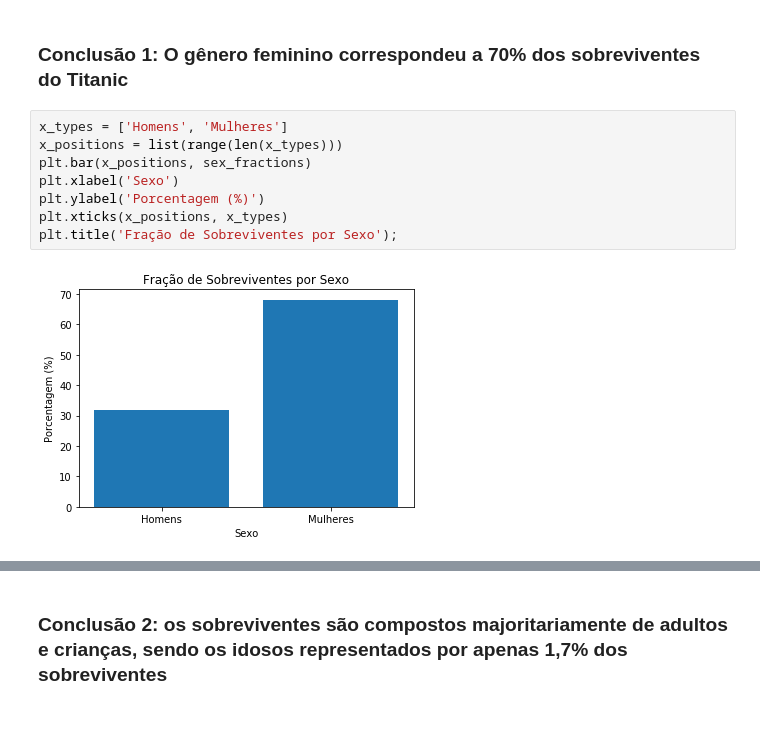
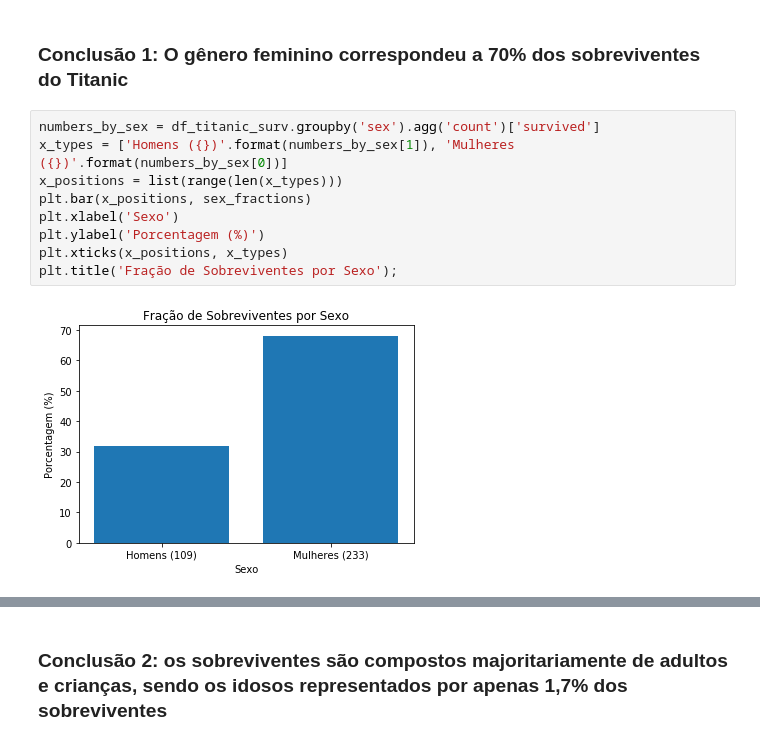
Before and after one commit to lgabs/udacity-titanic, a Jupyter notebook: titanic_data_analysis.ipynb, the cells around one changed output, grey strips where cells are left out. Cells and saved outputs as stored; diff of their text form.

```diff
--- a/titanic_data_analysis.ipynb
+++ b/titanic_data_analysis.ipynb
@@ -669,12 +717,13 @@ Vamos expor as conclusões acima com gráficos (alguns já obtidos anteriormente
 # %% [markdown]
 ### Conclusão 1:  O gênero feminino correspondeu a 70% dos sobreviventes do Titanic
 # %%
-x_types = ['Homens', 'Mulheres']
+numbers_by_sex = df_titanic_surv.groupby('sex').agg('count')['survived']
+x_types = ['Homens ({})'.format(numbers_by_sex[1]), 'Mulheres ({})'.format(numbers_by_sex[0])]
 x_positions = list(range(len(x_types)))
 plt.bar(x_positions, sex_fractions)
 plt.xlabel('Sexo')
 plt.ylabel('Porcentagem (%)')
 plt.xticks(x_positions, x_types)
 plt.title('Fração de Sobreviventes por Sexo');
 # %% [output]
-[figure, old version]
+[figure, new version]
```
Also changed, not shown: parts of 44 cells of this notebook.
